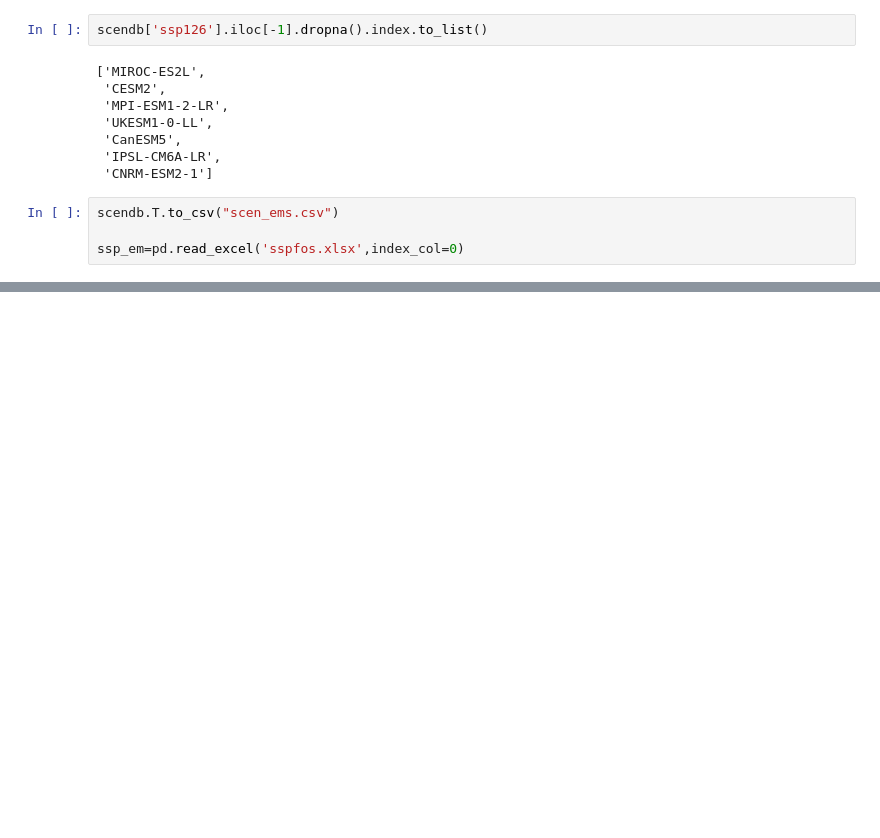
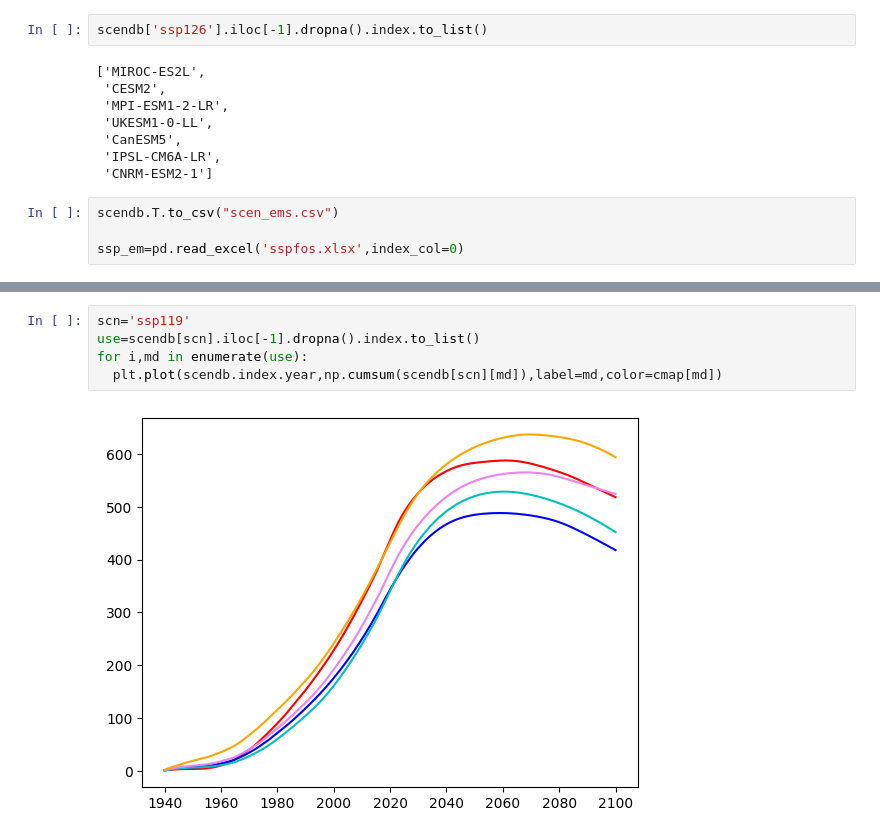
Before and after one commit to benmsanderson/esmperspective, a Jupyter notebook: interpolate_compatible_emissions.ipynb, the cells around one changed output, grey strips where cells are left out. Cells and saved outputs as stored; diff of their text form; blank space fills up the shorter version.

```diff
--- a/interpolate_compatible_emissions.ipynb
+++ b/interpolate_compatible_emissions.ipynb
@@ -428,0 +672,7 @@ scendb['ssp119'].iloc[74].max()
+# %%
+scn='ssp119'
+use=scendb[scn].iloc[-1].dropna().index.to_list()
+for i,md in enumerate(use):
+  plt.plot(scendb.index.year,np.cumsum(scendb[scn][md]),label=md,color=cmap[md])
+# %% [output]
+[figure, added]
```
Also changed, not shown: parts of 17 cells of this notebook, 7 other files.
